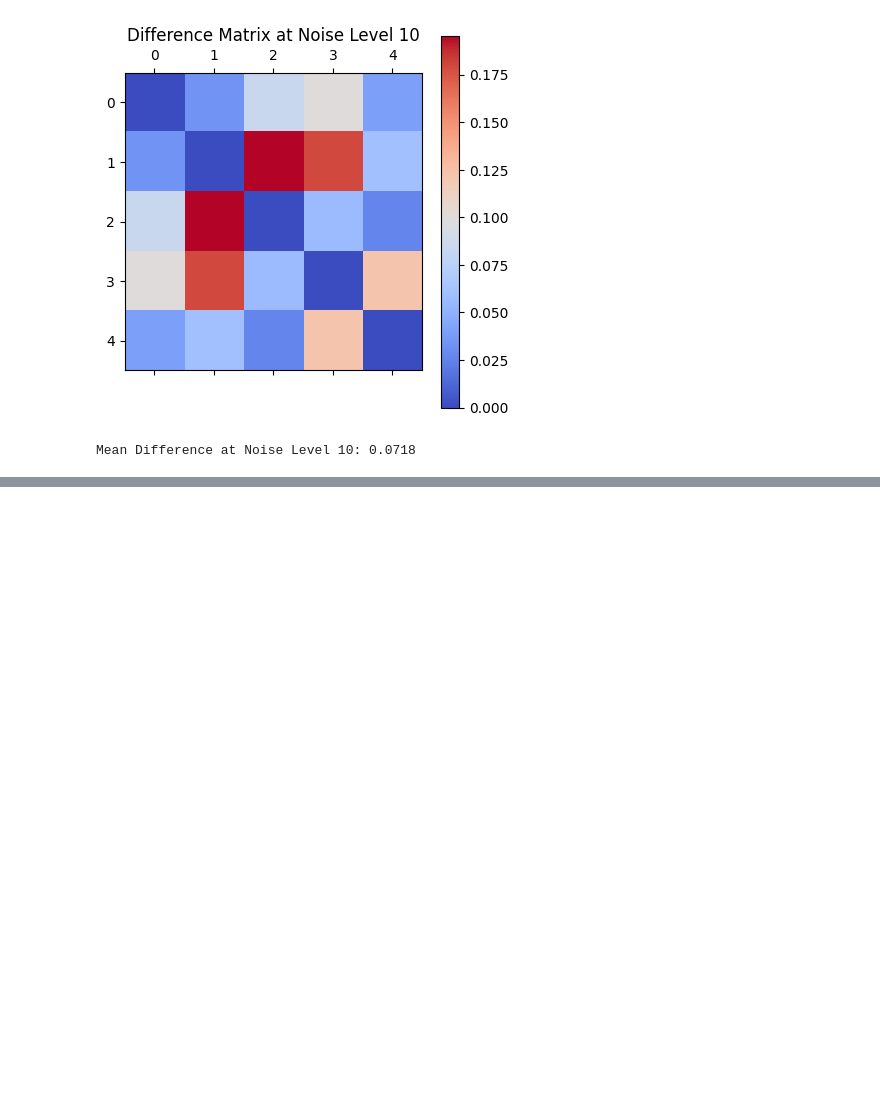
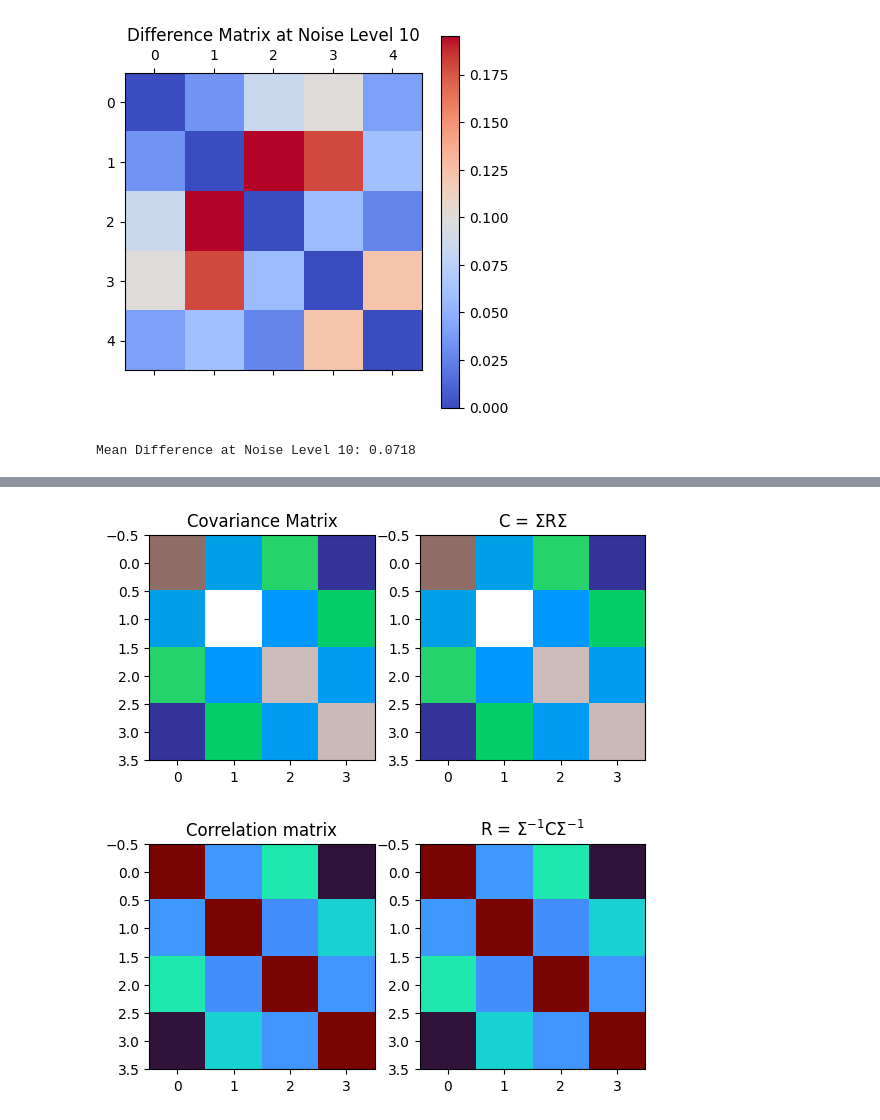
Before and after one commit to SiracencoSerghei/Statistics_and_ML, a Jupyter notebook: 2.8_correlation/stats_corr_corrMatrix.ipynb, the cells around one changed output, grey strips where cells are left out. Drawn from its saved outputs; the diff is of its cells as text; code cells hidden in the pictures; blank space fills up the shorter version.

Commit message:
correlation to covariance matrix

```diff
--- a/2.8_correlation/stats_corr_corrMatrix.ipynb
+++ b/2.8_correlation/stats_corr_corrMatrix.ipynb
@@ -158,0 +227,46 @@ Mean Difference at Noise Level 10: 0.0718
+# %%
+# create random data
+M = 4
+N = 50
+A = np.random.randn(M,N)
+
+# compute covariance and correlation directly
+CorrA = np.corrcoef(A)
+CovA = np.cov(A)
+
+# compute stds diagonal matrix
+std_matrix = np.zeros((M,M))
+
+for i in range(len(A)):
+    std = np.std(A[i],ddof=1)
+    std_matrix[i,i] = std
+
+# compute covariance from correlation
+CovA_rec = std_matrix@CorrA@std_matrix
+
+# compute correlation from covariance
+std_inv = np.linalg.inv(std_matrix)
+CorrA_rec = std_inv@CovA@std_inv
+
+# plot covariance matrices
+plt.subplot(121)
+plt.imshow(CovA,cmap='terrain')
+plt.title('Covariance Matrix')
+
+plt.subplot(122)
+plt.imshow(CovA_rec,cmap='terrain')
+plt.title('C = $\Sigma$R$\Sigma$')
+plt.show()
+
+# plot correlation matrices
+plt.subplot(121)
+plt.imshow(CorrA,cmap='turbo')
+plt.title('Correlation matrix')
+
+plt.subplot(122)
+plt.imshow(CorrA_rec,cmap='turbo')
+plt.title('R = $\Sigma^{-1}$C$\Sigma^{-1}$')
+plt.show()
+# %% [output]
+[figure, added]
+[figure, added]
```
Also changed, not shown: parts of 3 cells of this notebook.
